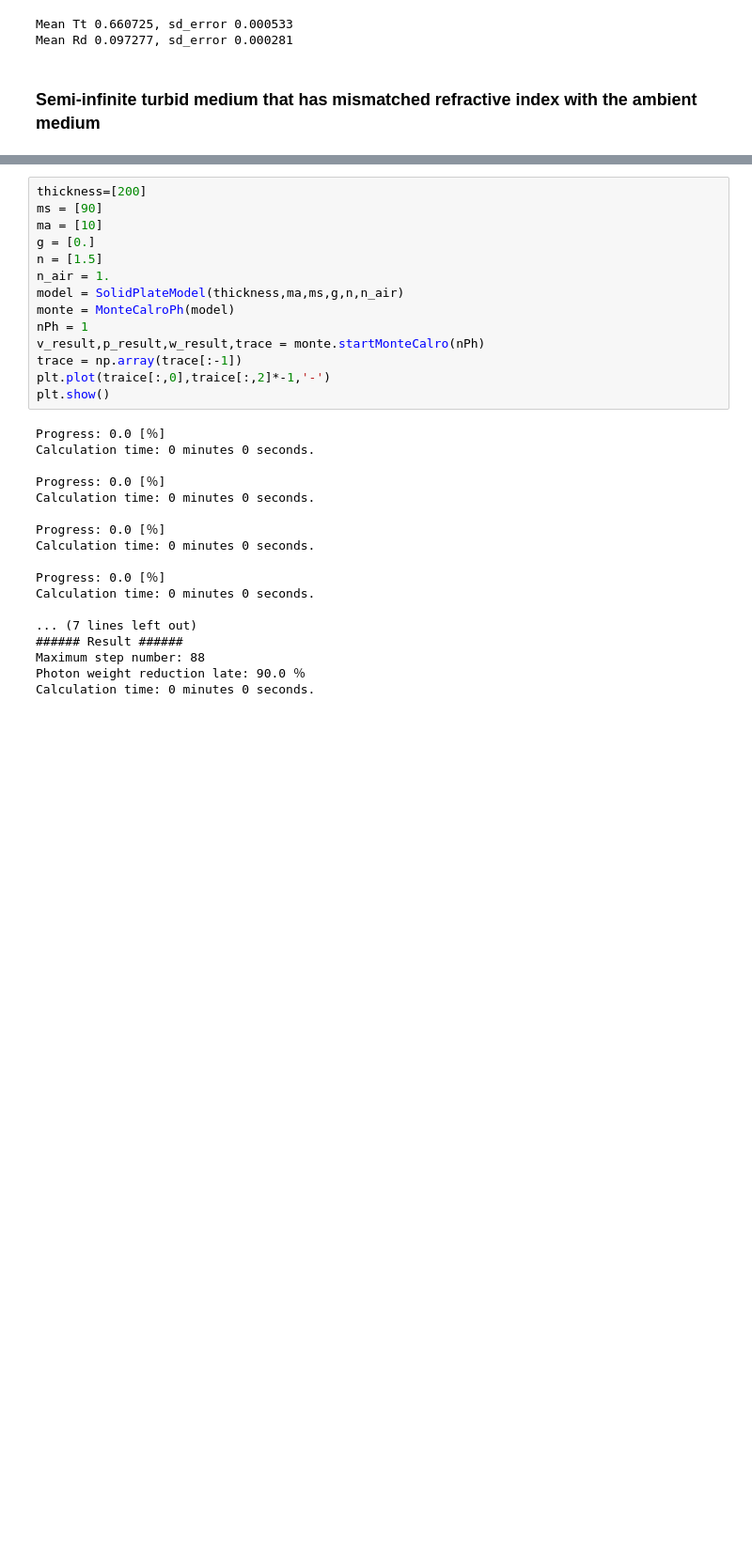
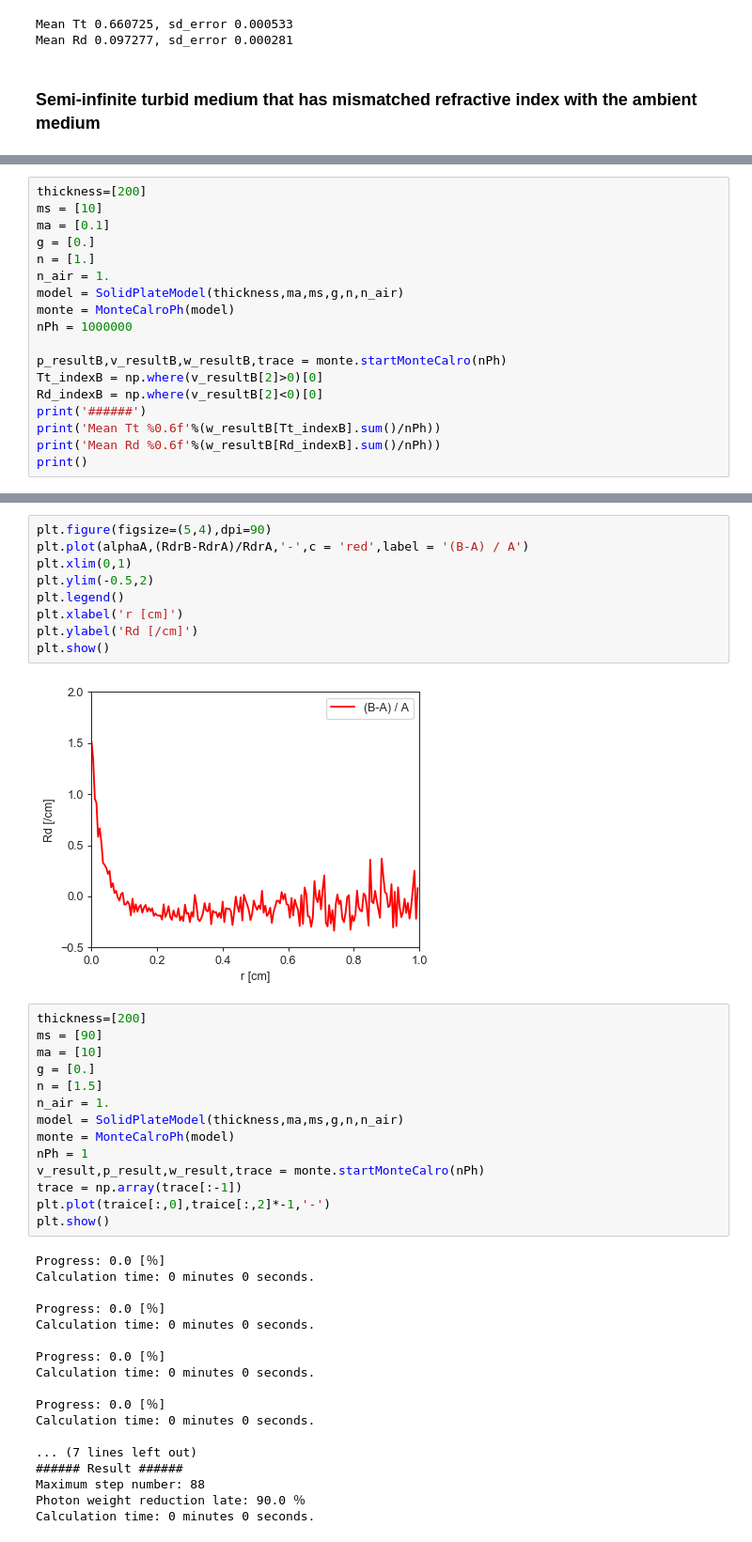
Before and after one commit to Kaname21Miura/pyMonteOpt, a Jupyter notebook: solidModel.ipynb, the cells around one changed output, grey strips where cells are left out. Shown at 94% size. Drawn from its saved outputs; the diff is of its cells as text; blank space fills up the shorter version.

```diff
--- a/solidModel.ipynb
+++ b/solidModel.ipynb
@@ -562,0 +609,18 @@ plt.show()
+# %%
+thickness=[200]
+ms = [10]
+ma = [0.1]
+g = [0.]
+n = [1.]
+n_air = 1.
+model = SolidPlateModel(thickness,ma,ms,g,n,n_air)
+monte = MonteCalroPh(model)
+nPh = 1000000
+
+p_resultB,v_resultB,w_resultB,trace = monte.startMonteCalro(nPh)
+Tt_indexB = np.where(v_resultB[2]>0)[0]
+Rd_indexB = np.where(v_resultB[2]<0)[0]
+print('######')
+print('Mean Tt %0.6f'%(w_resultB[Tt_indexB].sum()/nPh))
+print('Mean Rd %0.6f'%(w_resultB[Rd_indexB].sum()/nPh))
+print()
@@ -563,3 +675,14 @@ plt.show()
+# %%
+plt.figure(figsize=(5,4),dpi=90)
+plt.plot(alphaA,(RdrB-RdrA)/RdrA,'-',c = 'red',label = '(B-A) / A')
+plt.xlim(0,1)
+plt.ylim(-0.5,2)
+plt.legend()
+plt.xlabel('r [cm]')
+plt.ylabel('Rd [/cm]')
+plt.show()
+# %% [output]
+[figure, added]
 # %%
 thickness=[200]
 ms = [90]
```
Also changed, not shown: parts of 18 cells of this notebook.
